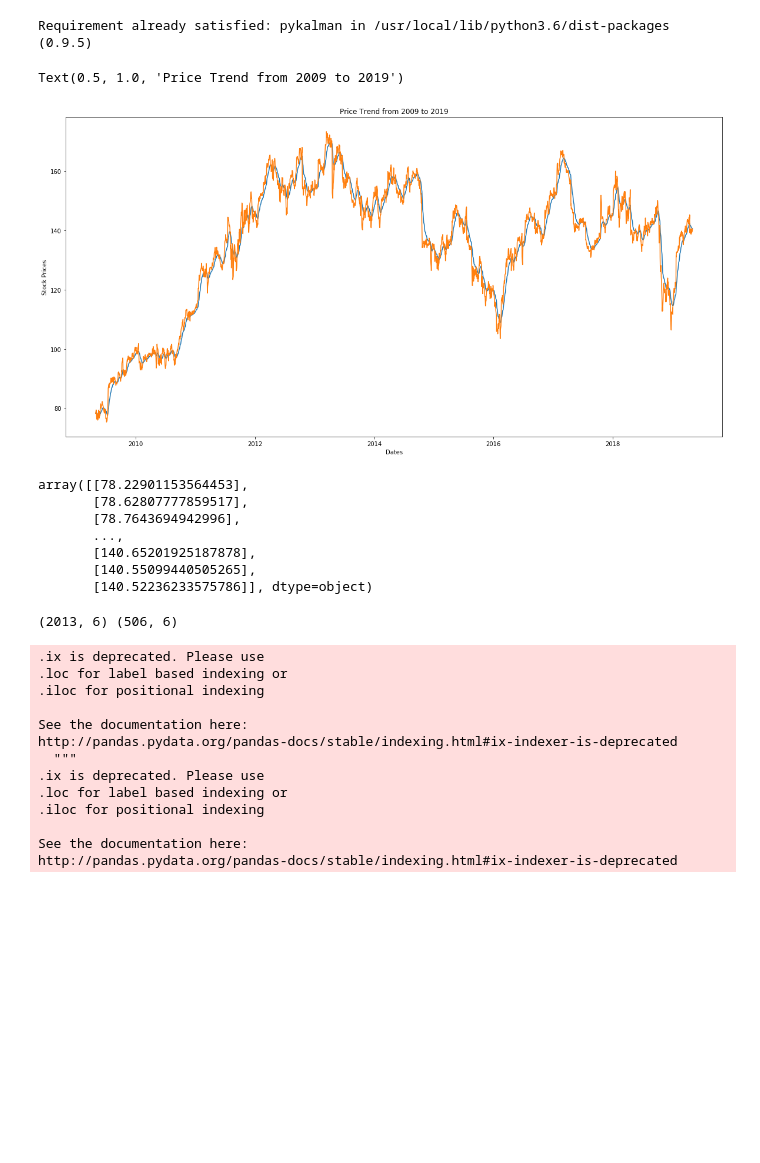
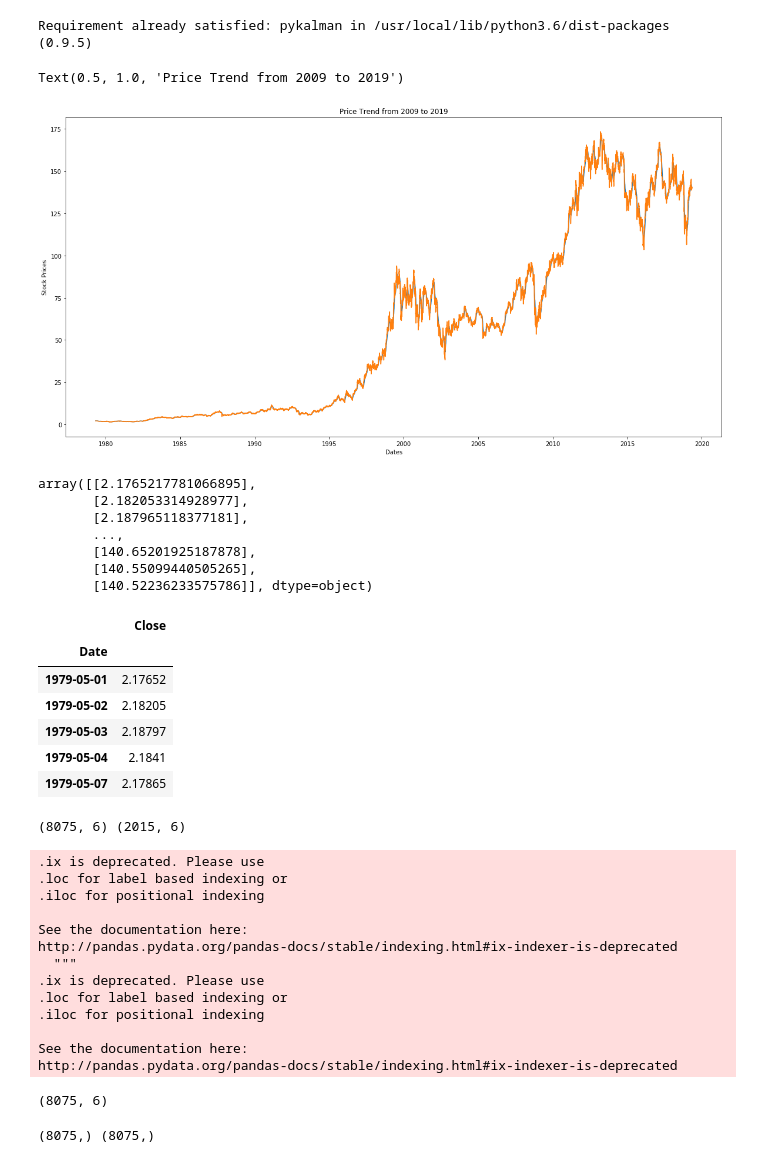
Before and after one commit to Mingyuli1996/Stock-Price-Estimation, a Jupyter notebook: Stock_Price.ipynb, the cells around one changed output. Saved outputs shown, nothing was run; the diff lists cells and outputs as text; code cells hidden in the pictures; blank space fills up the shorter version.

```diff
--- a/Stock_Price.ipynb
+++ b/Stock_Price.ipynb
@@ -56,13 +68,12 @@ from sklearn.preprocessing import MinMaxScaler
 scaler = MinMaxScaler(feature_range=(0, 1))
 
 #get the data
-start = dt.datetime(2009, 5, 1)
-end   = dt.datetime.today()
+start = dt.datetime(1979, 5, 1)
+end   = dt.datetime(2019,5,3)
 
 df = web.DataReader('IBM' , 'yahoo', start, end)
 df_clean=reduce_noise(df['Adj Close'])
 df_clean2=pd.DataFrame(data=df_clean,index = df.index.values,columns=['Close'])
-#print the head
 # %%
 # df = web.DataReader('IBM' , 'yahoo', start, end)
 df_clean=reduce_noise(df['Adj Close'])
@@ -83,7 +94,7 @@ plt.ylabel("Stock Prices")
 plt.title('Price Trend from 2009 to 2019')
 # %% [output]
 Text(0.5, 1.0, 'Price Trend from 2009 to 2019')
-[figure, old version]
+[figure, new version]
 # %%
 df_clean2['Date']=df.index
 # %%
@@ -102,23 +113,33 @@ dataset = new_data.values
 # %%
 dataset
 # %% [output]
-array([[78.22901153564453],
-       [78.62807777859517],
-       [78.7643694942996],
+array([[2.1765217781066895],
+       [2.182053314928977],
+       [2.187965118377181],
        ...,
        [140.65201925187878],
        [140.55099440505265],
        [140.52236233575786]], dtype=object)
+# %%
+new_data.head()
+# %% [output]
+|  | Close |
+| Date |  |
+| 1979-05-01 | 2.17652 |
+| 1979-05-02 | 2.18205 |
+| 1979-05-03 | 2.18797 |
+| 1979-05-04 | 2.1841 |
+| 1979-05-07 | 2.17865 |
 # %%
-train_start_date = '2009-05-01'
-train_end_date = '2017-04-30'
-test_start_date = '2017-05-01'
+train_start_date = '1979-05-01'
+train_end_date = '2011-04-30'
+test_start_date = '2011-05-01'
 test_end_date = '2019-05-03'
 train = df.ix[train_start_date : train_end_date]
 test= df.ix[test_start_date:test_end_date]
-print(train.shape,valid.shape)
+print(train.shape,test.shape)
 # %% [output]
-(2013, 6) (506, 6)
+(8075, 6) (2015, 6)
 .ix is deprecated. Please use
 .loc for label based indexing or
 .iloc for positional indexing
@@ -132,4 +153,8 @@ http://pandas.pydata.org/pandas-docs/stable/indexing.html#ix-indexer-is-deprecat
 
 See the documentation here:
 http://pandas.pydata.org/pandas-docs/stable/indexing.html#ix-indexer-is-deprecated
+# %%
+train.shape
+# %% [output]
+(8075, 6)
 # %%
@@ -141,12 +166,11 @@ scaler = MinMaxScaler(feature_range=(0, 1))
 scaled_data = scaler.fit_transform(dataset)
 # %%
 x_train, y_train = [], []
-# for i in range(60,len(train)):
-#     x_train.append(scaled_data[i-60:i,0])
-#     y_train.append(scaled_data[i,0])
-#     x_train, y_train = np.array(x_train), np.array(y_train)
-
 for i in range(0,len(train)):
     x_train=np.append(x_train,scaled_data[i,0])
-    y_train=np.append(y_train,scaled_data[i,0])
+    y_train=np.append(y_train,scaled_data[i+5,0])
     x_train, y_train = np.array(x_train), np.array(y_train)
+
+print(x_train.shape , y_train.shape)
+# %% [output]
+(8075,) (8075,)
```
Also changed, not shown: parts of 14 cells of this notebook.
